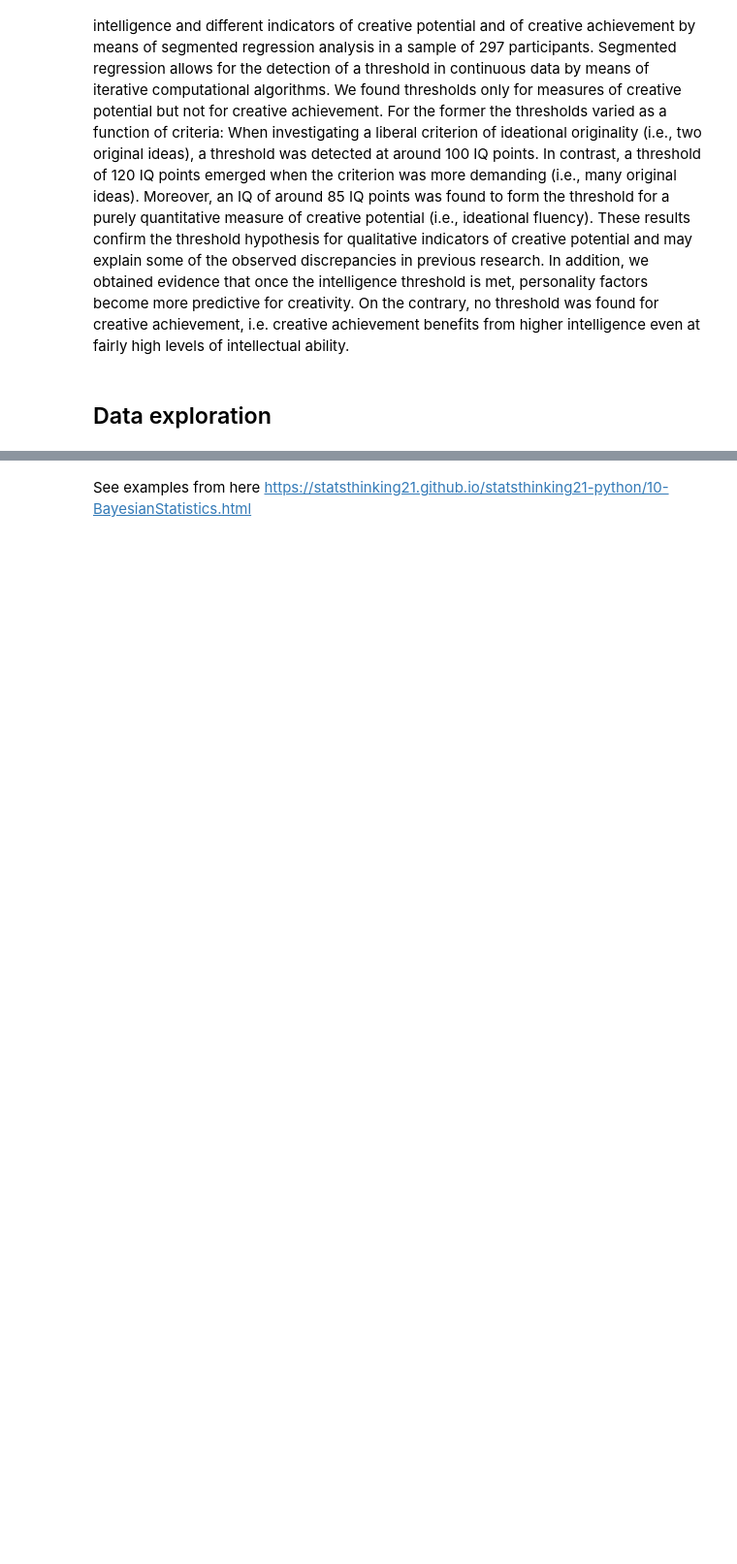
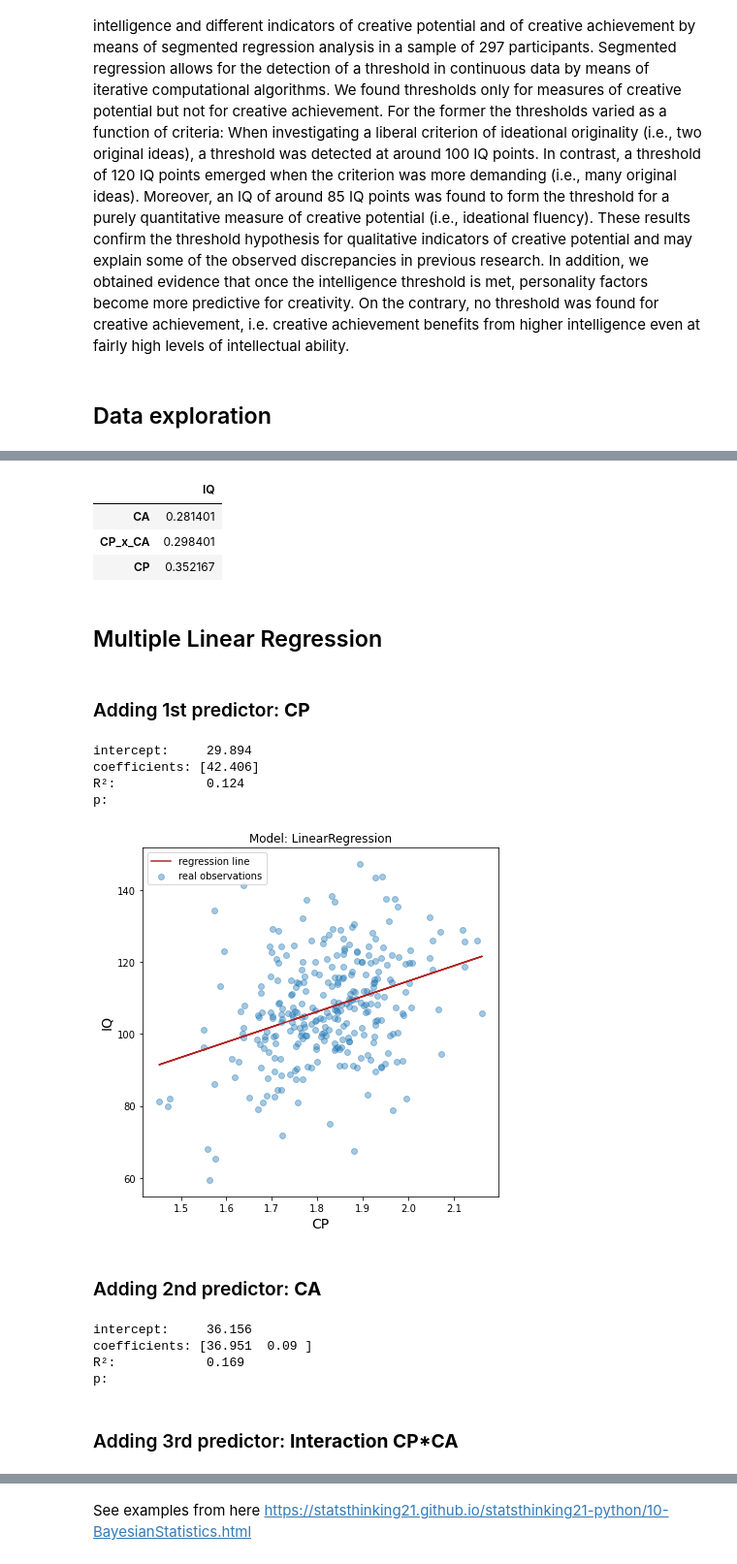
Before and after one commit to ElectronicsArchiver/tewa1_cogpsy_python, a Jupyter notebook: final_project_dataset_2.ipynb, the cells around one changed output, grey strips where cells are left out. Shown at 97% size. Cells and saved outputs as stored; diff of their text form; code cells hidden in the pictures; blank space fills up the shorter version.

```diff
--- a/final_project_dataset_2.ipynb
+++ b/final_project_dataset_2.ipynb
@@ -54,0 +57,65 @@ sns.regplot(x="IQ", y="CA", data=df, line_kws={"color":"salmon"}, scatter_kws={"
+# %%
+corr_Xy = df.corr()[[y_name]].sort_values(y_name).drop(y_name,axis = 0)
+corr_Xy
+# %% [output]
+|  | IQ |
+| CA | 0.281401 |
+| CP_x_CA | 0.298401 |
+| CP | 0.352167 |
+# %% [markdown]
+## Multiple Linear Regression
+# %% [markdown]
+### Adding 1st predictor: **CP**
+# %%
+x_name = "CP"
+X = df[[x_name]].values
+y = df[["IQ"]].values
+
+linreg = LinearRegression()
+res = linreg.fit(X, y)
+score = res.score(X, y)
+
+print(f"intercept:    {res.intercept_[0]: ,.3f}")
+print("coefficients:", np.round(res.coef_[0], 3))
+print(f"R²:           {score: ,.3f}")
+print(f"p:                         ")
+print()
+
+# for regression line plot
+y_pred = linreg.predict(X)
+
+# plot
+plt.figure(figsize=(6, 6))
+plt.plot(X, y_pred, c = "firebrick", label = "regression line")
+plt.scatter(X, y, alpha = 0.4, label = "real observations")
+plt.ylabel(y_name, fontsize=14)
+plt.xlabel(x_name, fontsize=14)
+plt.title("Model: " + str(linreg)[:-2])
+plt.legend()
+plt.tight_layout();
+# %% [output]
+intercept:     29.894
+coefficients: [42.406]
+R²:            0.124
+p:
+[figure, added]
+# %% [markdown]
+### Adding 2nd predictor: **CA**
+# %%
+X = df[["CP", "CA"]].values
+
+linreg = LinearRegression()
+res = linreg.fit(X, y)
+score = res.score(X, y)
+
+print(f"intercept:    {res.intercept_[0]: ,.3f}")
+print("coefficients:", np.round(res.coef_[0], 3))
+print(f"R²:           {score: ,.3f}")
+print(f"p:                         ")
+# %% [output]
+intercept:     36.156
+coefficients: [36.951  0.09 ]
+R²:            0.169
+p:
+# %% [markdown]
+### Adding 3rd predictor: **Interaction CP*CA**
```
Also changed, not shown: parts of 20 cells of this notebook.
